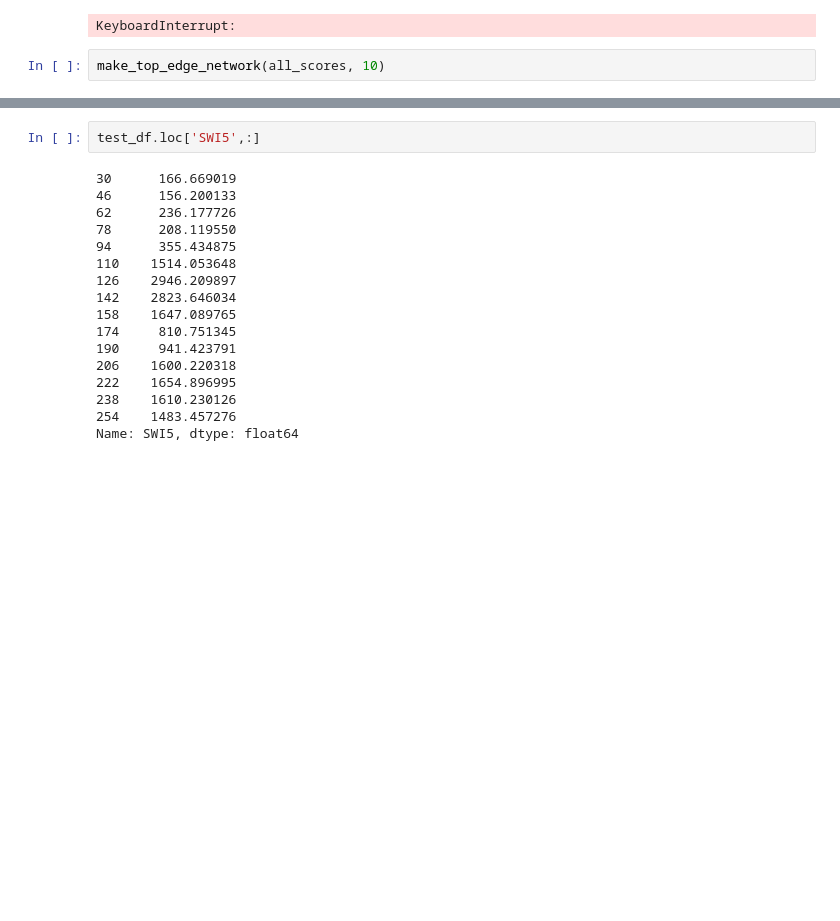
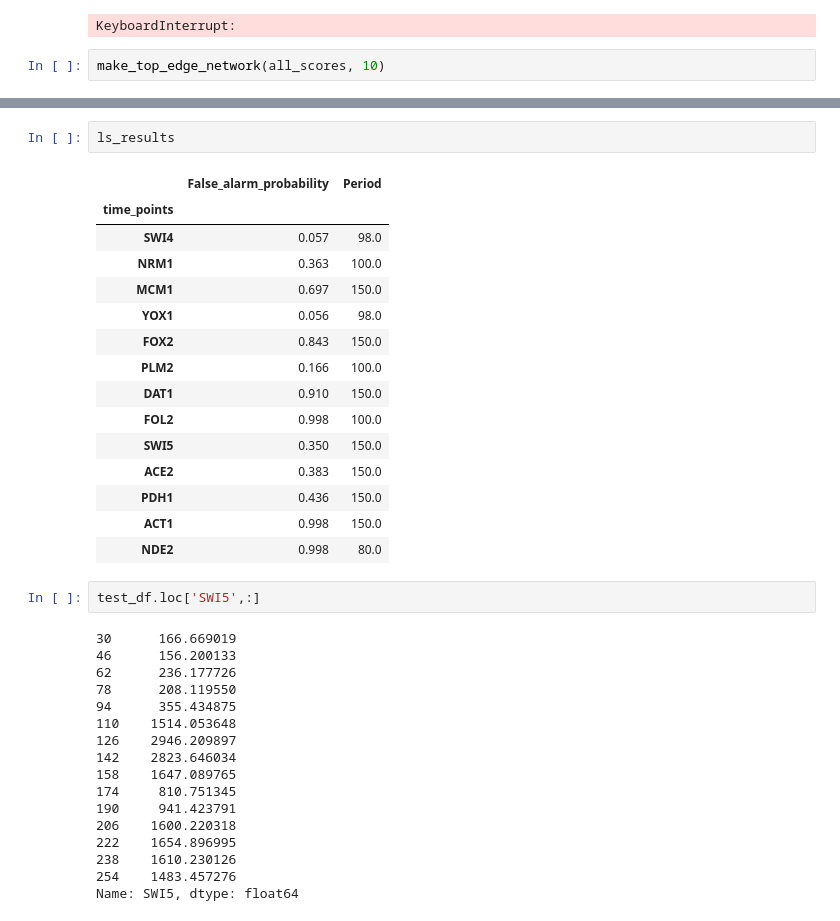
Before and after one commit to maxwellmlin/bio218-project, a Jupyter notebook: notebooks/data_preview.ipynb, the cells around one changed output, grey strips where cells are left out. Saved outputs shown, nothing was run; the diff lists cells and outputs as text; blank space fills up the shorter version.

```diff
--- a/notebooks/data_preview.ipynb
+++ b/notebooks/data_preview.ipynb
@@ -81,3 +81,21 @@ INFO: Pandarallel will use standard multiprocessing data transfer (pipe) to tran
+# %%
+ls_results
+# %% [output]
+|  | False_alarm_probability | Period |
+| time_points |  |  |
+| SWI4 | 0.057 | 98.0 |
+| NRM1 | 0.363 | 100.0 |
+| MCM1 | 0.697 | 150.0 |
+| YOX1 | 0.056 | 98.0 |
+| FOX2 | 0.843 | 150.0 |
+| PLM2 | 0.166 | 100.0 |
+| DAT1 | 0.910 | 150.0 |
+| FOL2 | 0.998 | 100.0 |
+| SWI5 | 0.350 | 150.0 |
+| ACE2 | 0.383 | 150.0 |
+| PDH1 | 0.436 | 150.0 |
+| ACT1 | 0.998 | 150.0 |
+| NDE2 | 0.998 | 80.0 |
 # %%
 test_df.loc['SWI5',:]
 # %% [output]
```
Also changed, not shown: parts of 4 cells of this notebook, 3 other files.
